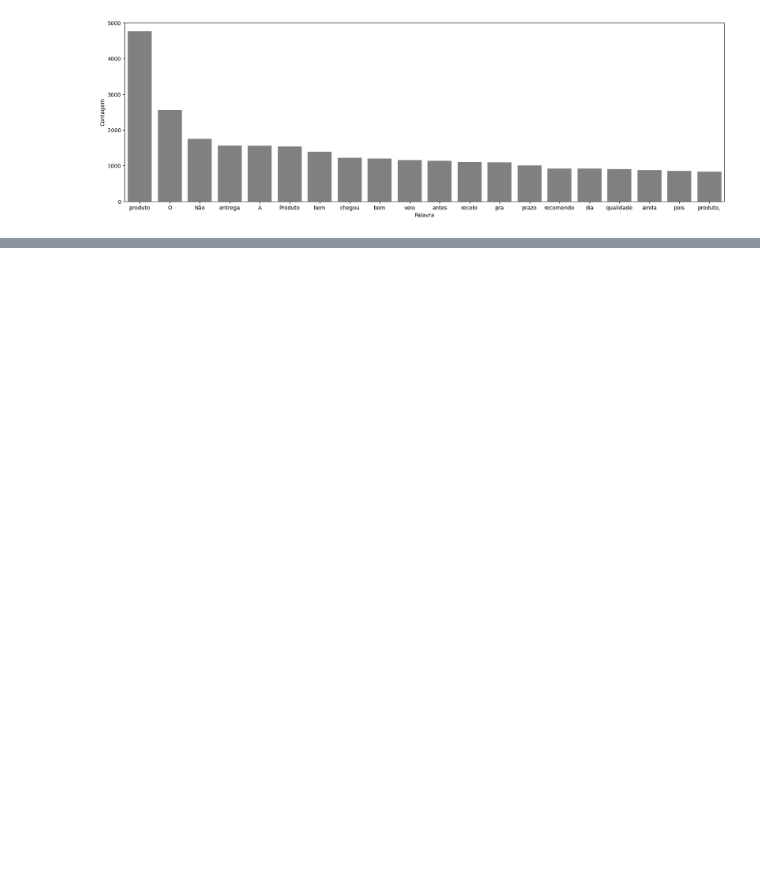
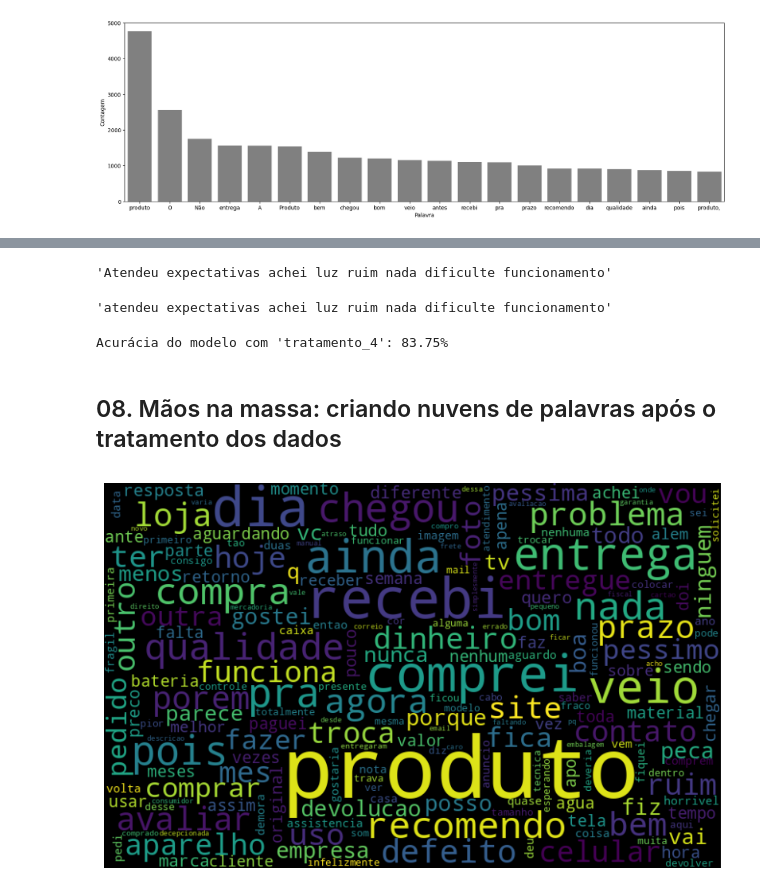
Before and after one commit to C3P0gan/Alura, a Jupyter notebook: Formacoes/NLP_com_Python/NLP_analise_de_sentimentos/analise_de_sentimentos.ipynb, the cells around one changed output, grey strips where cells are left out. Drawn from its saved outputs; the diff is of its cells as text; code cells hidden in the pictures; blank space fills up the shorter version.

Commit message:
feat/curso NLP: aplicando processamento de linguagem natural para análise de sentimentos concluído

```diff
--- a/Formacoes/NLP_com_Python/NLP_analise_de_sentimentos/analise_de_sentimentos.ipynb
+++ b/Formacoes/NLP_com_Python/NLP_analise_de_sentimentos/analise_de_sentimentos.ipynb
@@ -374,0 +469,10 @@ grafico_frequencia(df, 'tratamento_1', 20)
+# %%
+frase_processada = []
+
+for opiniao in df['tratamento_3']:
+    opiniao = opiniao.lower()
+    palavras_texto = token_pontuacao.tokenize(opiniao)
+    nova_frase = [palavra for palavra in palavras_texto if palavra not in stop_words_sem_acento]
+    frase_processada.append(' '.join(nova_frase))
+
+df['tratamento_4'] = frase_processada
@@ -374,0 +488,18 @@ grafico_frequencia(df, 'tratamento_1', 20)
+# %%
+df.loc[3, 'tratamento_3']
+# %% [output]
+'Atendeu expectativas achei luz ruim nada dificulte funcionamento'
+# %%
+df.loc[3, 'tratamento_4']
+# %% [output]
+'atendeu expectativas achei luz ruim nada dificulte funcionamento'
+# %%
+classificar_texto(df, 'tratamento_4', 'sentimento')
+# %% [output]
+Acurácia do modelo com 'tratamento_4': 83.75%
+# %% [markdown]
+## 08. Mãos na massa: criando nuvens de palavras após o tratamento dos dados
+# %%
+nuvem_palavras(df, 'tratamento_4', 'negativo')
+# %% [output]
+[figure, added]
```
Also changed, not shown: parts of 71 cells of this notebook.
